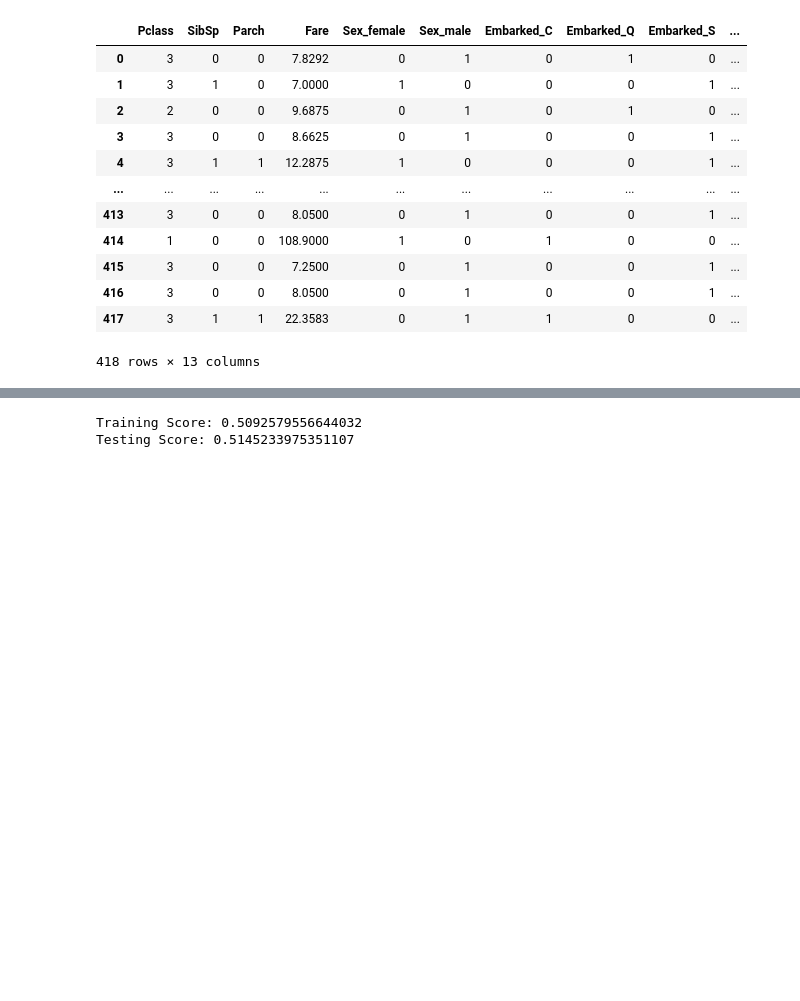
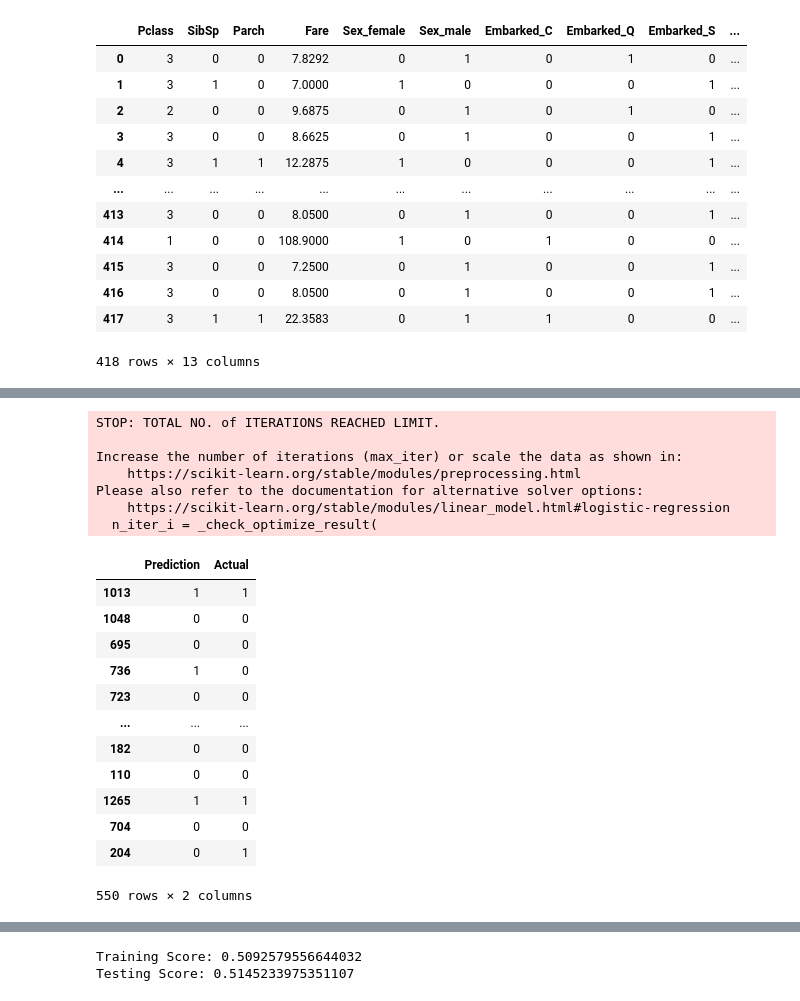
Before and after one commit to drrobb04/titanic-ml-project, a Jupyter notebook: Data Set Up - Copy.ipynb, the cells around one changed output, grey strips where cells are left out. Cells and saved outputs as stored; diff of their text form; code cells hidden in the pictures; blank space fills up the shorter version.

```diff
--- a/Data Set Up - Copy.ipynb
+++ b/Data Set Up - Copy.ipynb
@@ -115,11 +117,14 @@ sorted(zip(rf.feature_importances_, data), reverse=True)
 # %%
 predict_df = pd.read_csv("data/test.csv")
 predict_df['title'] = predict_df.Name.apply(lambda x: x.split(',')[1].split('.')[0].strip())
+#predict_df['Fare'] = predict_df['Fare'].astype('int64')
+predict_df.fillna(0, inplace=True)
 predict_df = pd.get_dummies(predict_df, columns=['Sex','Embarked','title'])
 predict_df = predict_df.drop(columns=[
     'Name',
     'Ticket',
     'Cabin',
+    #'Fare',
     'Age',
     'PassengerId',
     #'title_Major',
@@ -137,6 +142,8 @@ predict_df = predict_df.drop(columns=[
     #'title_Don',
     #'title_Capt'
 ])
+
+#predict_df.to_csv('find_nan.csv', index = True)
 predict_df
 # %% [output]
 |  | Pclass | SibSp | Parch | Fare | Sex_female | Sex_male | Embarked_C | Embarked_Q | Embarked_S | ... |
@@ -164,0 +185,32 @@ array([0, 1, 0, 0, 1, 0, 1, 0, 1, 0, 0, 0, 1, 0, 1, 1, 0, 0, 0, 1, 0, 1,
+# %%
+from sklearn.linear_model import LogisticRegression
+classifier = LogisticRegression()
+classifier
+classifier.fit(X_train, y_train)
+
+predictions = classifier.predict(predict_df)
+predictions = classifier.predict(X_test)
+df = pd.DataFrame({'Prediction': predictions, 'Actual': y_test})
+#df.to_csv('predict_df.csv', index = False)
+df
+# %% [output]
+STOP: TOTAL NO. of ITERATIONS REACHED LIMIT.
+
+Increase the number of iterations (max_iter) or scale the data as shown in:
+    https://scikit-learn.org/stable/modules/preprocessing.html
+Please also refer to the documentation for alternative solver options:
+    https://scikit-learn.org/stable/modules/linear_model.html#logistic-regression
+  n_iter_i = _check_optimize_result(
+|  | Prediction | Actual |
+| 1013 | 1 | 1 |
+| 1048 | 0 | 0 |
+| 695 | 0 | 0 |
+| 736 | 1 | 0 |
+| 723 | 0 | 0 |
+| ... | ... | ... |
+| 182 | 0 | 0 |
+| 110 | 0 | 0 |
+| 1265 | 1 | 1 |
+| 704 | 0 | 0 |
+| 204 | 0 | 1 |
+550 rows × 2 columns
```
Also changed, not shown: parts of 5 cells of this notebook, 6 other files.
